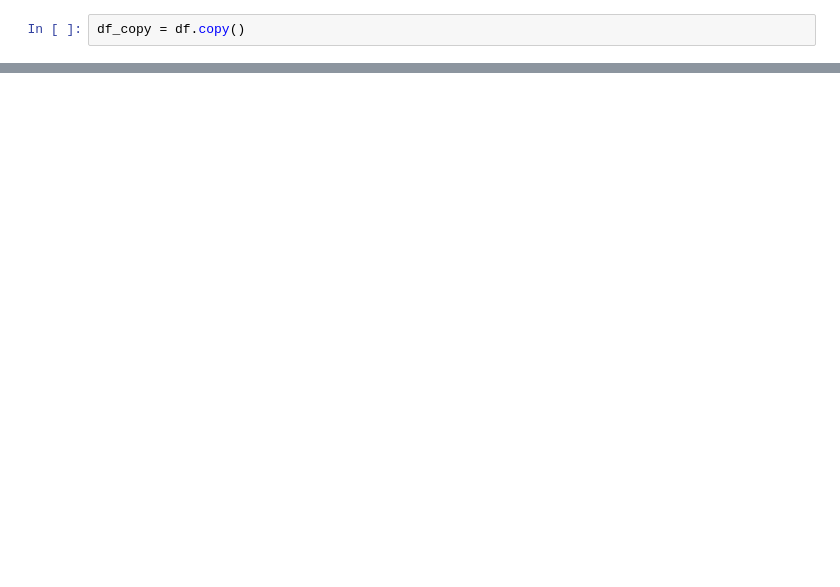
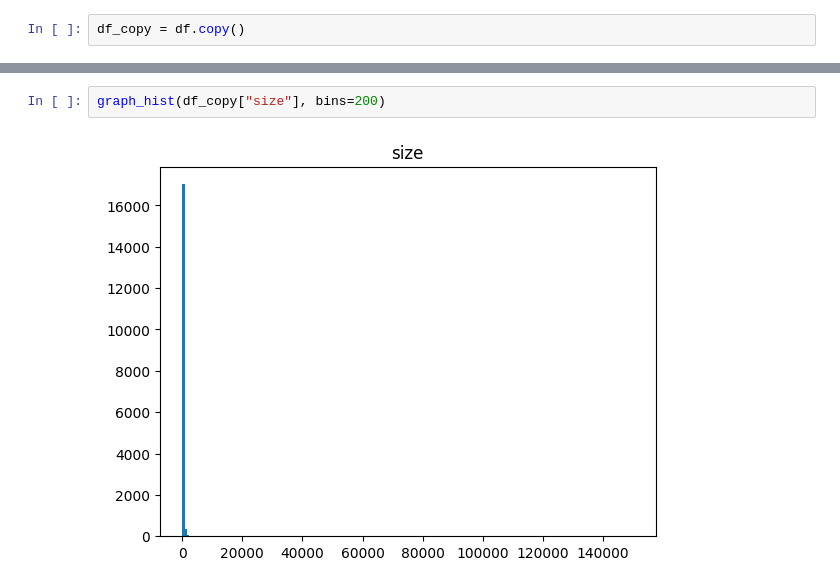
Before and after one commit to guille1006/TFM, a Jupyter notebook: TFM_procesamiento.ipynb, the cells around one changed output, grey strips where cells are left out. Cells and saved outputs as stored; diff of their text form; blank space fills up the shorter version.

```diff
--- a/TFM_procesamiento.ipynb
+++ b/TFM_procesamiento.ipynb
@@ -68,0 +118,4 @@ df_frec
+# %%
+graph_hist(df_copy["size"], bins=200)
+# %% [output]
+[figure, added]
```
Also changed, not shown: parts of 13 cells of this notebook, 1 other file.
